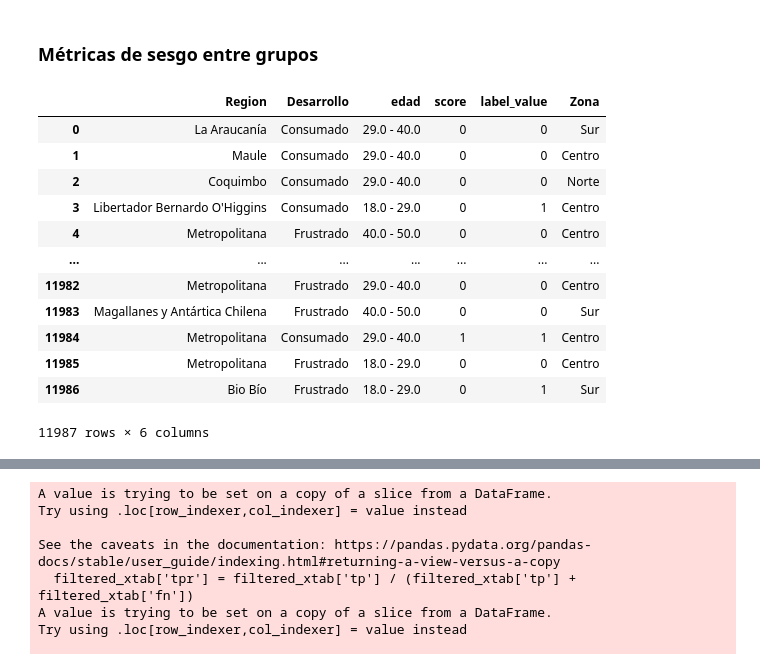
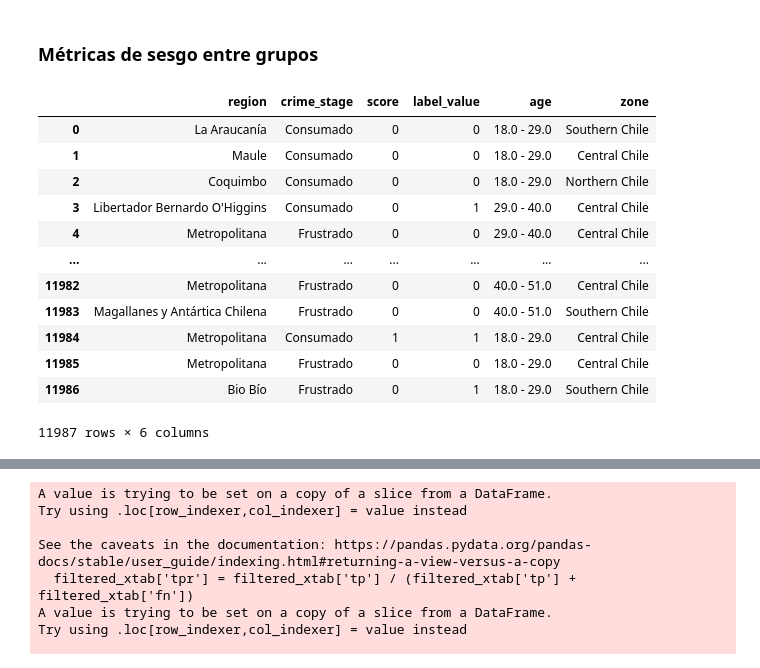
Before and after one commit to nsalazarv/ethical-ml-framework, a Jupyter notebook: experiments/pettyTheft/pt_aequitas_base.ipynb, the cells around one changed output, grey strips where cells are left out. Cells and saved outputs as stored; diff of their text form; code cells hidden in the pictures.

```diff
--- a/experiments/pettyTheft/pt_aequitas_base.ipynb
+++ b/experiments/pettyTheft/pt_aequitas_base.ipynb
@@ -11,11 +11,12 @@ import math
 # %% [markdown]
 ### Cargando datos y pre-procesamiento
 # %%
-path = r'/Users/nsalazarv/Library/CloudStorage/GoogleDrive-nachosalazarv@gmail.com/My Drive/Tesis/Pruebas/outputs/preds_hfalta.csv'
+path = r'../pettyTheft/outputs/preds_pt_base_normal.csv'
 
 df = pd.read_csv(path)
 df.drop(columns=['Unnamed: 0'], inplace=True)
 df.rename(columns={'0': 'label_value'}, inplace=True)
-df['edad'] = df['edad'].astype(int)
+df['age'] = df['age_normal'].astype(int)
+df.drop(columns=['age_normal'], inplace=True)
 df
 # %% [output]
@@ -35,11 +36,11 @@ df
 # %%
 ## Cambio edad a intervalos
 
-values = np.round(np.linspace(df['edad'].min(),df['edad'].max()+1,5))
+values = np.round(np.linspace(df['age'].min(),df['age'].max()+1,5))
 
 interval = []
 
-for i in df['edad'].values:
+for i in df['age'].values:
   if math.isnan(i):
     interval.append('Not found')
   else:
@@ -50,23 +51,23 @@ for i in df['edad'].values:
       else:
         if i>= values[j]:
           interval.append('More than ' + str(values[j]))
-df['edad']=interval
+df['age']=interval
 # %%
-## Creación de variable "Zona"
+## Creación de variable "zone"
 
-df['Zona'] = np.nan
+df['zone'] = np.nan
 
 norte = ['Tarapacá', 'Arica y Parinacota', 'Antofagasta', 'Atacama', "Coquimbo"]
 centro = ['Metropolitana', 'Valparaíso', 'Maule', "Libertador Bernardo O'Higgins", 'Ñuble']
 sur = ['Los Lagos', 'Bio Bío', 'Magallanes y Antártica Chilena', 'La Araucanía', 'Los Ríos', 'Aysén']
 
 for i in range(len(df)):
-    if df['Region'][i] in norte:
-        df['Zona'][i] = 'Norte'
-    elif df['Region'][i] in centro:
-        df['Zona'][i] = 'Centro'
-    elif df['Region'][i] in sur:
-        df['Zona'][i] = 'Sur'
+    if df['region'][i] in norte:
+        df['zone'][i] = 'Northern Chile'
+    elif df['region'][i] in centro:
+        df['zone'][i] = 'Central Chile'
+    elif df['region'][i] in sur:
+        df['zone'][i] = 'Southern Chile'
 # %% [output]
 A value is trying to be set on a copy of a slice from a DataFrame
 
@@ -161,21 +162,21 @@ sns.countplot(x="Zona", hue="label_value", data=df)
 # %% [markdown]
 ### Métricas de sesgo entre grupos
 # %%
-df.drop(['Defensor', 'Audiencias efectivas'], axis=1, inplace = True)
+df.drop(['barrister', 'effective_hearings'], axis=1, inplace = True)
 df
 # %% [output]
-|  | Region | Desarrollo | edad | score | label_value | Zona |
-| 0 | La Araucanía | Consumado | 29.0 - 40.0 | 0 | 0 | Sur |
-| 1 | Maule | Consumado | 29.0 - 40.0 | 0 | 0 | Centro |
-| 2 | Coquimbo | Consumado | 29.0 - 40.0 | 0 | 0 | Norte |
-| 3 | Libertador Bernardo O'Higgins | Consumado | 18.0 - 29.0 | 0 | 1 | Centro |
-| 4 | Metropolitana | Frustrado | 40.0 - 50.0 | 0 | 0 | Centro |
+|  | region | crime_stage | score | label_value | age | zone |
+| 0 | La Araucanía | Consumado | 0 | 0 | 18.0 - 29.0 | Southern Chile |
+| 1 | Maule | Consumado | 0 | 0 | 18.0 - 29.0 | Central Chile |
+| 2 | Coquimbo | Consumado | 0 | 0 | 18.0 - 29.0 | Northern Chile |
+| 3 | Libertador Bernardo O'Higgins | Consumado | 0 | 1 | 29.0 - 40.0 | Central Chile |
+| 4 | Metropolitana | Frustrado | 0 | 0 | 29.0 - 40.0 | Central Chile |
 | ... | ... | ... | ... | ... | ... | ... |
-| 11982 | Metropolitana | Frustrado | 29.0 - 40.0 | 0 | 0 | Centro |
-| 11983 | Magallanes y Antártica Chilena | Frustrado | 40.0 - 50.0 | 0 | 0 | Sur |
-| 11984 | Metropolitana | Consumado | 29.0 - 40.0 | 1 | 1 | Centro |
-| 11985 | Metropolitana | Frustrado | 18.0 - 29.0 | 0 | 0 | Centro |
-| 11986 | Bio Bío | Frustrado | 18.0 - 29.0 | 0 | 1 | Sur |
+| 11982 | Metropolitana | Frustrado | 0 | 0 | 40.0 - 51.0 | Central Chile |
+| 11983 | Magallanes y Antártica Chilena | Frustrado | 0 | 0 | 40.0 - 51.0 | Southern Chile |
+| 11984 | Metropolitana | Consumado | 1 | 1 | 18.0 - 29.0 | Central Chile |
+| 11985 | Metropolitana | Frustrado | 0 | 0 | 18.0 - 29.0 | Central Chile |
+| 11986 | Bio Bío | Frustrado | 0 | 1 | 18.0 - 29.0 | Southern Chile |
 11987 rows × 6 columns
 # %%
 g = Group()
```
Also changed, not shown: parts of 47 cells of this notebook, 1 other file.
